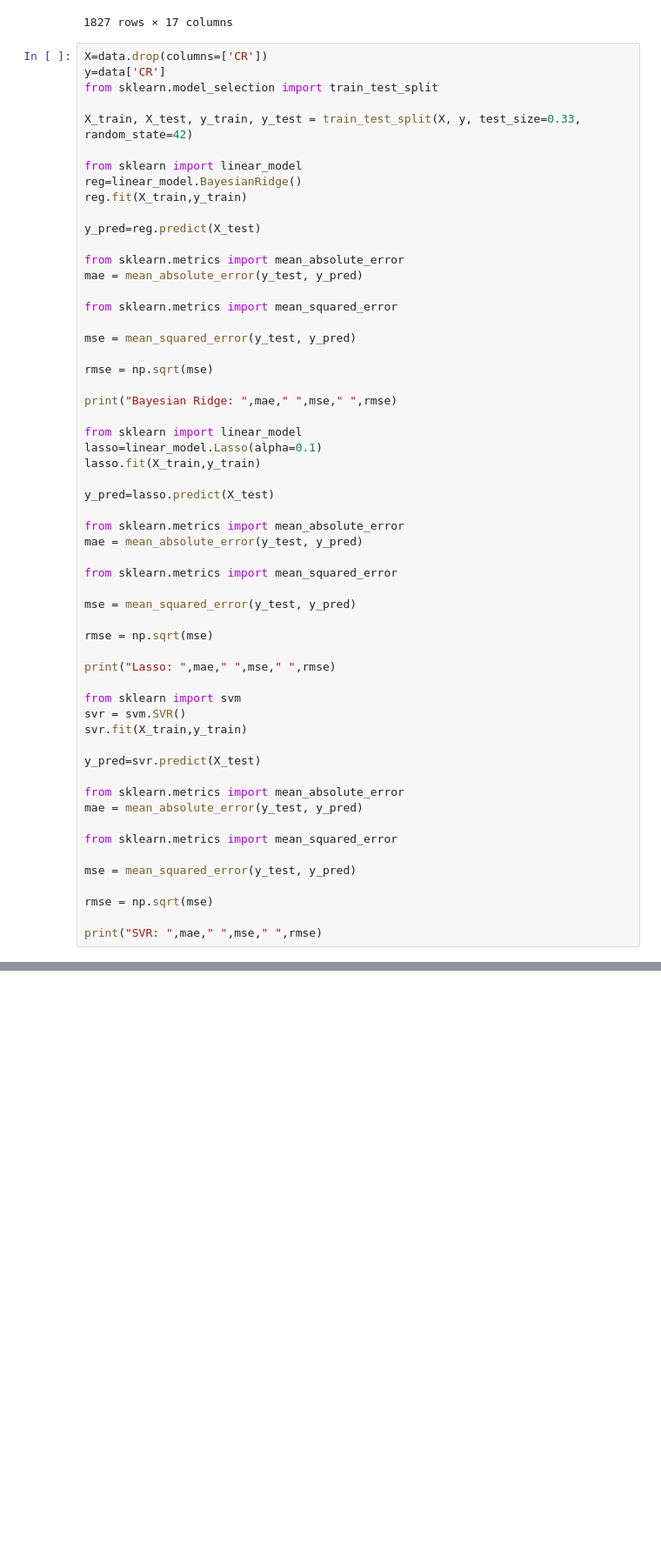
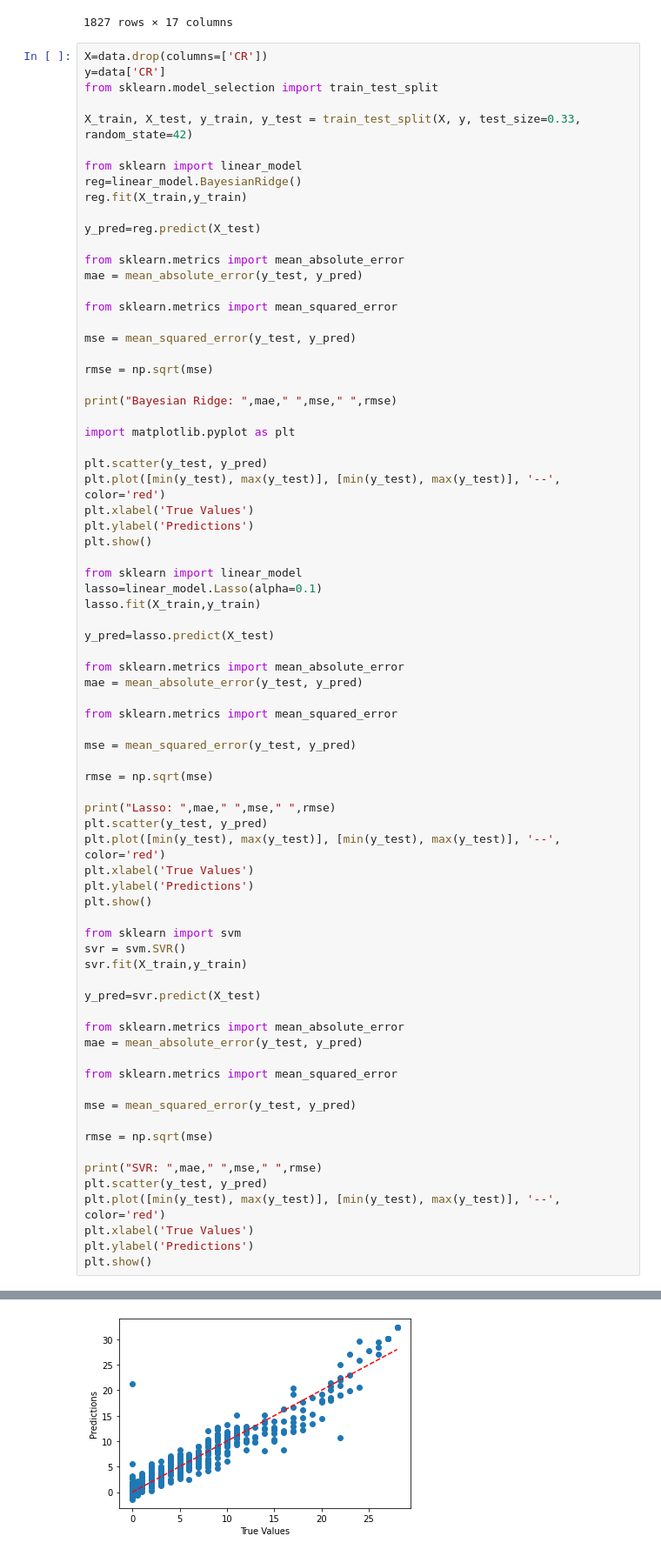
Before and after one commit to Somaxdi/ICR-calculator, a Jupyter notebook: ICRCalc/regressor.ipynb, the cells around one changed output, grey strips where cells are left out. Shown: that part at 87% size. Saved outputs shown, nothing was run; the diff lists cells and outputs as text; blank space fills up the shorter version.

Commit message:
Added plots to check the performance of the regressor

```diff
--- a/ICRCalc/regressor.ipynb
+++ b/ICRCalc/regressor.ipynb
@@ -67,6 +67,14 @@ rmse = np.sqrt(mse)
 
 print("Bayesian Ridge: ",mae," ",mse," ",rmse)
 
+import matplotlib.pyplot as plt
+
+plt.scatter(y_test, y_pred)
+plt.plot([min(y_test), max(y_test)], [min(y_test), max(y_test)], '--', color='red')
+plt.xlabel('True Values')
+plt.ylabel('Predictions')
+plt.show()
+
 from sklearn import linear_model
 lasso=linear_model.Lasso(alpha=0.1)
 lasso.fit(X_train,y_train)
@@ -83,6 +91,11 @@ mse = mean_squared_error(y_test, y_pred)
 rmse = np.sqrt(mse)
 
 print("Lasso: ",mae," ",mse," ",rmse)
+plt.scatter(y_test, y_pred)
+plt.plot([min(y_test), max(y_test)], [min(y_test), max(y_test)], '--', color='red')
+plt.xlabel('True Values')
+plt.ylabel('Predictions')
+plt.show()
 
 from sklearn import svm
 svr = svm.SVR()
@@ -100,5 +113,10 @@ mse = mean_squared_error(y_test, y_pred)
 rmse = np.sqrt(mse)
 
 print("SVR: ",mae," ",mse," ",rmse)
+plt.scatter(y_test, y_pred)
+plt.plot([min(y_test), max(y_test)], [min(y_test), max(y_test)], '--', color='red')
+plt.xlabel('True Values')
+plt.ylabel('Predictions')
+plt.show()
 # %% [output]
 Bayesian Ridge:  1.2159451530897432   3.665522625288791   1.9145554641453433
@@ -106,0 +123 @@ SVR:  1.4540057332585583   4.780385130935265   2.1864091865282824
+[figure, added]
```
Also changed, not shown: parts of 1 cell of this notebook.
